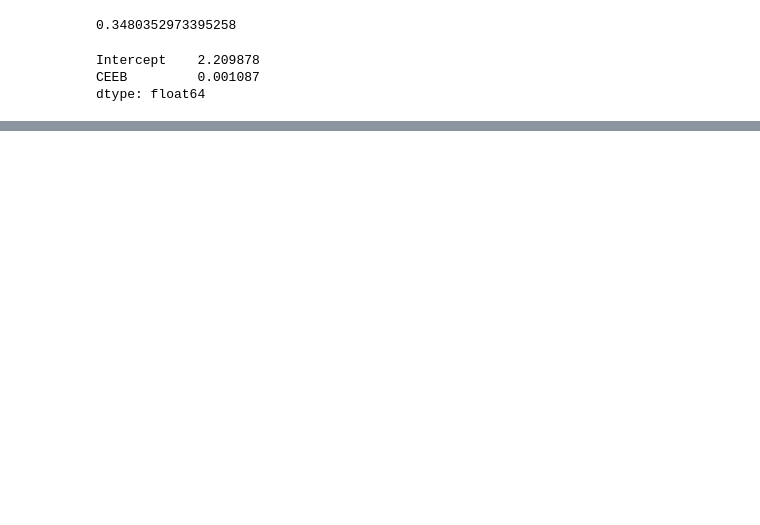
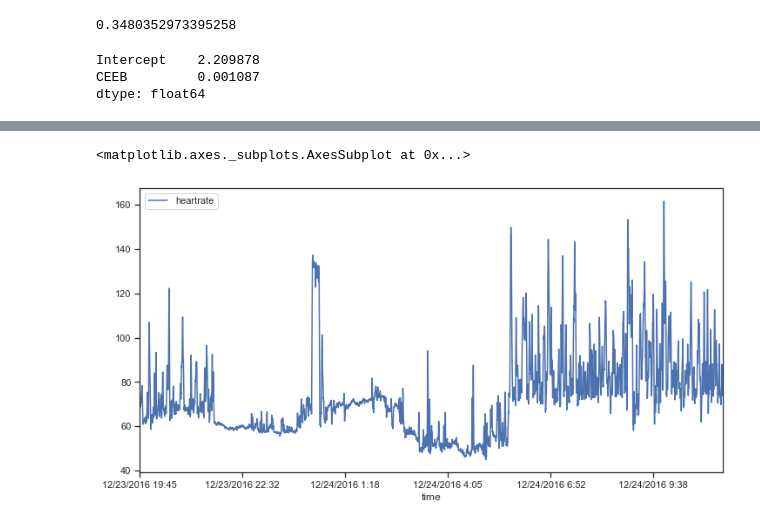
Before and after one commit to eacunafer/DataAnalysiswithPython3, a Jupyter notebook: Notebooks/lab8v3.ipynb, the cells around one changed output, grey strips where cells are left out. Saved outputs shown, nothing was run; the diff lists cells and outputs as text; code cells hidden in the pictures; blank space fills up the shorter version.

```diff
--- a/Notebooks/lab8v3.ipynb
+++ b/Notebooks/lab8v3.ipynb
@@ -264,0 +268,4 @@ sns.lmplot("CEEB", "GPA", data=df,ci=False)
+# %%
+#dfts=pd.read_csv("c://esma3016/heartts.csv")
+dfts=pd.read_csv("https://raw.githubusercontent.com/eacunafer/DataAnalysiswithPython3/master/Datasets/heartts.csv")
+dfts.set_index('time', inplace=True)
@@ -264,0 +282,5 @@ sns.lmplot("CEEB", "GPA", data=df,ci=False)
+# %%
+dfts.plot(figsize=[12,6])
+# %% [output]
+<matplotlib.axes._subplots.AxesSubplot at 0x...>
+[figure, added]
```
Also changed, not shown: parts of 24 cells of this notebook, 2 other files.
